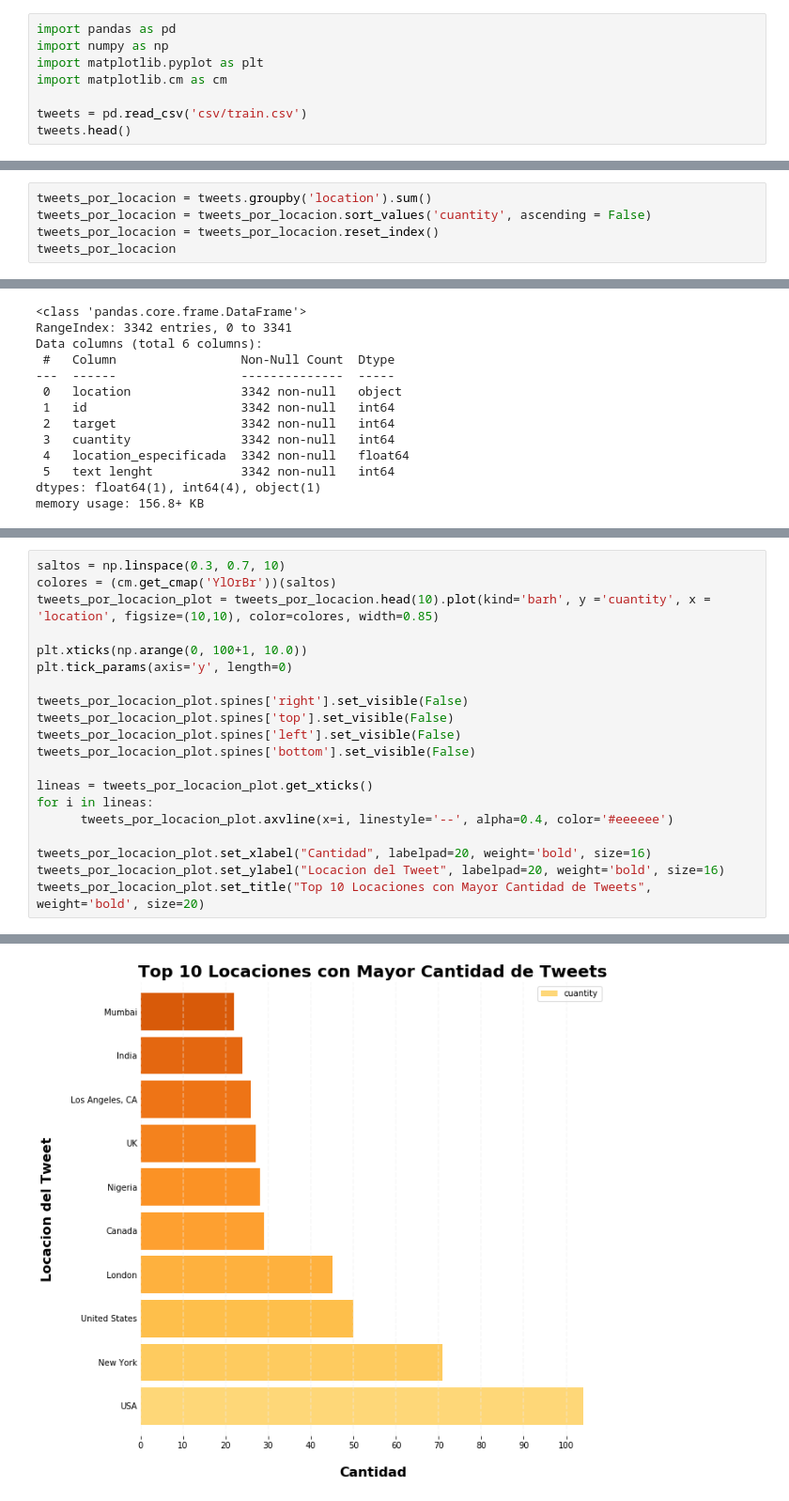
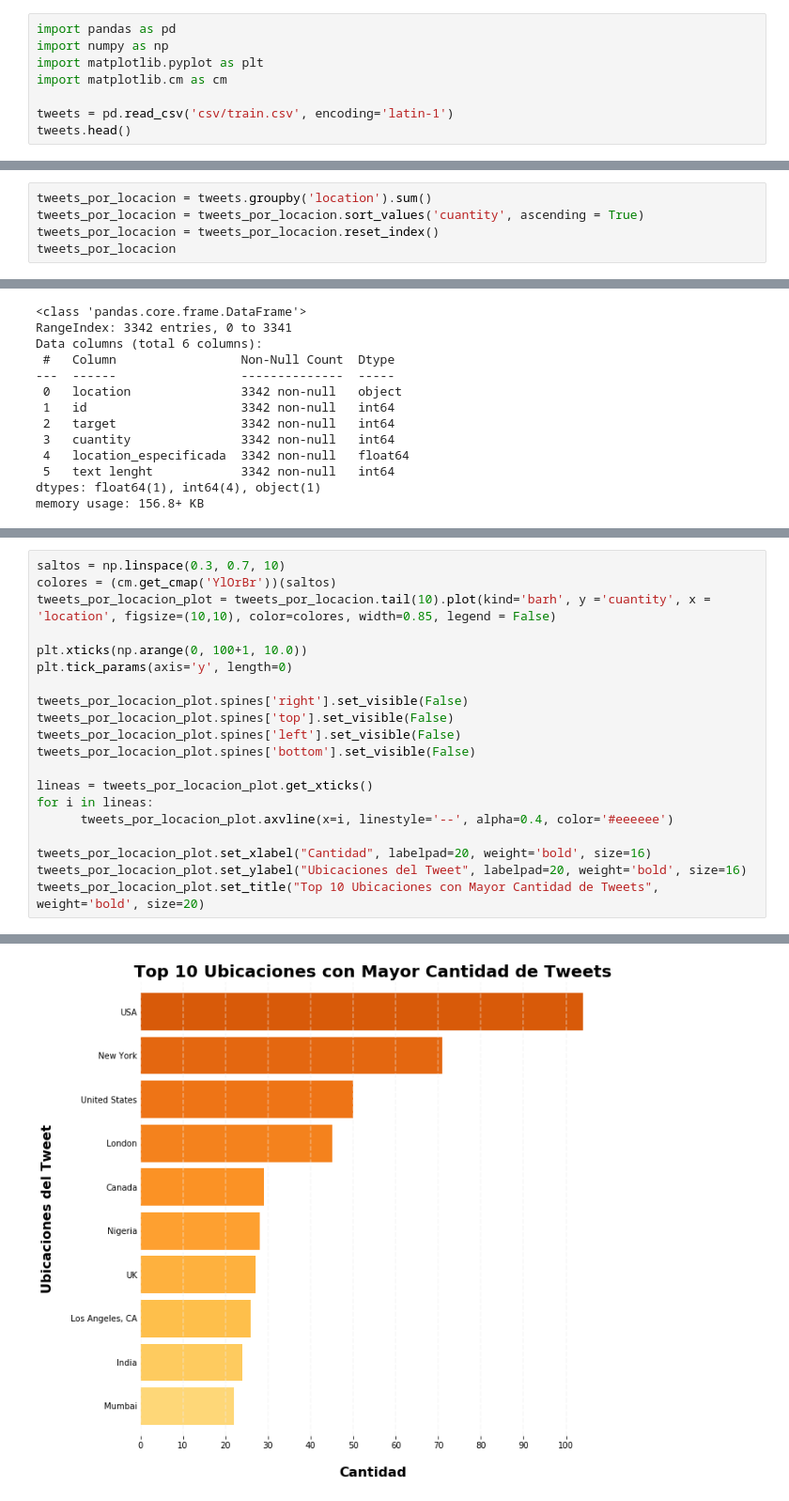
Before and after one commit to RiedelNicolas/TP1-Organizacion-de-Datos, a Jupyter notebook: Hugo.ipynb, the cells around one changed output, grey strips where cells are left out. Shown at 94% size. Cells and saved outputs as stored; diff of their text form.

```diff
--- a/Hugo.ipynb
+++ b/Hugo.ipynb
@@ -4,7 +4,7 @@ import numpy as np
 import matplotlib.pyplot as plt
 import matplotlib.cm as cm
 
-tweets = pd.read_csv('csv/train.csv')
+tweets = pd.read_csv('csv/train.csv', encoding='latin-1')
 tweets.head()
 # %% [output]
 |  | id | keyword | location | text | target |
@@ -537,7 +537,7 @@ dtypes: bool(1), int64(4), object(3)
 memory usage: 423.9+ KB
 # %%
 tweets_por_locacion = tweets.groupby('location').sum()
-tweets_por_locacion = tweets_por_locacion.sort_values('cuantity', ascending = False)
+tweets_por_locacion = tweets_por_locacion.sort_values('cuantity', ascending = True)
 tweets_por_locacion = tweets_por_locacion.reset_index()
 tweets_por_locacion
 # %% [output]
@@ -594,7 +594,7 @@ tweets_por_locacion.head(15)
 # %%
 saltos = np.linspace(0.3, 0.7, 10)
 colores = (cm.get_cmap('YlOrBr'))(saltos)
-tweets_por_locacion_plot = tweets_por_locacion.head(10).plot(kind='barh', y ='cuantity', x = 'location', figsize=(10,10), color=colores, width=0.85)
+tweets_por_locacion_plot = tweets_por_locacion.tail(10).plot(kind='barh', y ='cuantity', x = 'location', figsize=(10,10), color=colores, width=0.85, legend = False)
 
 plt.xticks(np.arange(0, 100+1, 10.0))
 plt.tick_params(axis='y', length=0)
@@ -609,6 +609,6 @@ for i in lineas:
       tweets_por_locacion_plot.axvline(x=i, linestyle='--', alpha=0.4, color='#eeeeee')
 
 tweets_por_locacion_plot.set_xlabel("Cantidad", labelpad=20, weight='bold', size=16)
-tweets_por_locacion_plot.set_ylabel("Locacion del Tweet", labelpad=20, weight='bold', size=16)
-tweets_por_locacion_plot.set_title("Top 10 Locaciones con Mayor Cantidad de Tweets", weight='bold', size=20)
+tweets_por_locacion_plot.set_ylabel("Ubicaciones del Tweet", labelpad=20, weight='bold', size=16)
+tweets_por_locacion_plot.set_title("Top 10 Ubicaciones con Mayor Cantidad de Tweets", weight='bold', size=20)
 # %% [output]
@@ -616 +616 @@ Text(0.5, 1.0, 'Top 10 Locaciones con Mayor Cantidad de Tweets')
-[figure, old version]
+[figure, new version]
```
Also changed, not shown: parts of 23 cells of this notebook.
